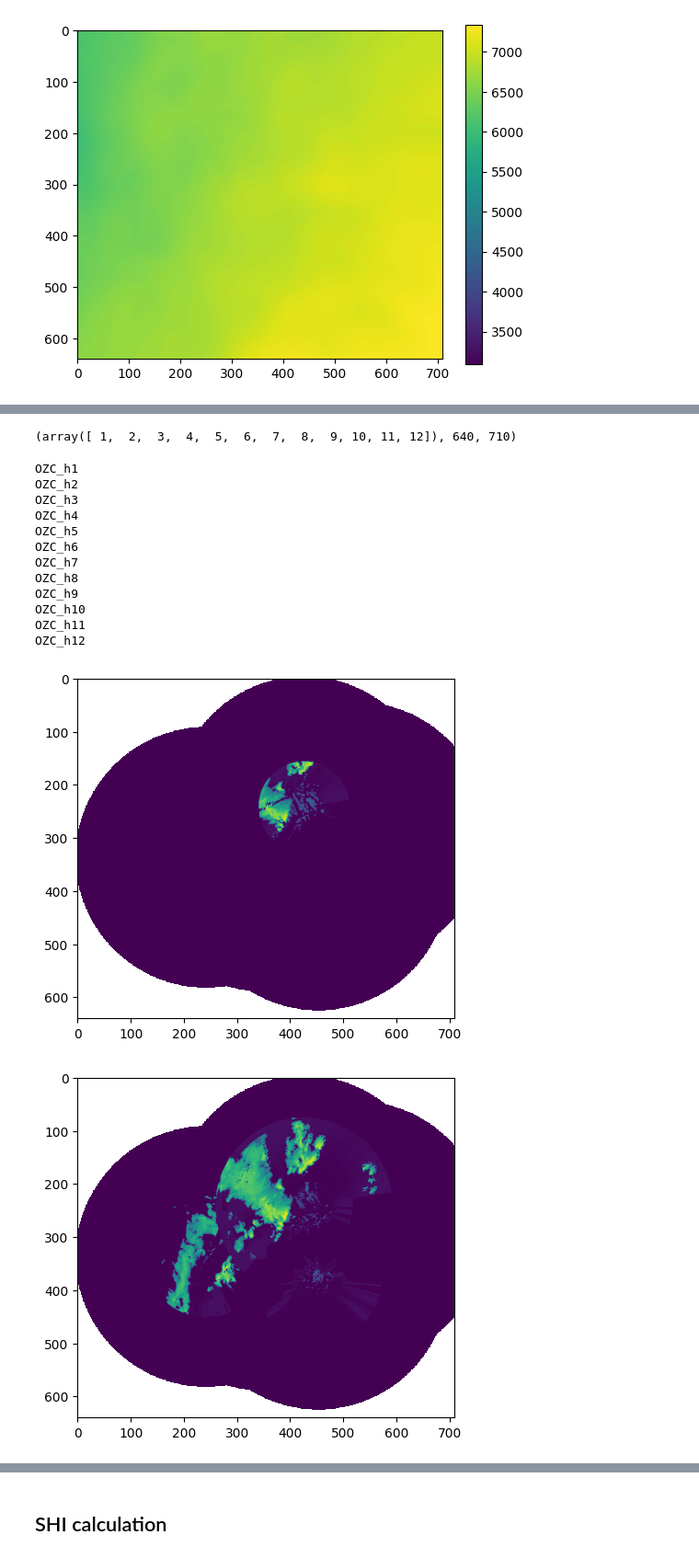
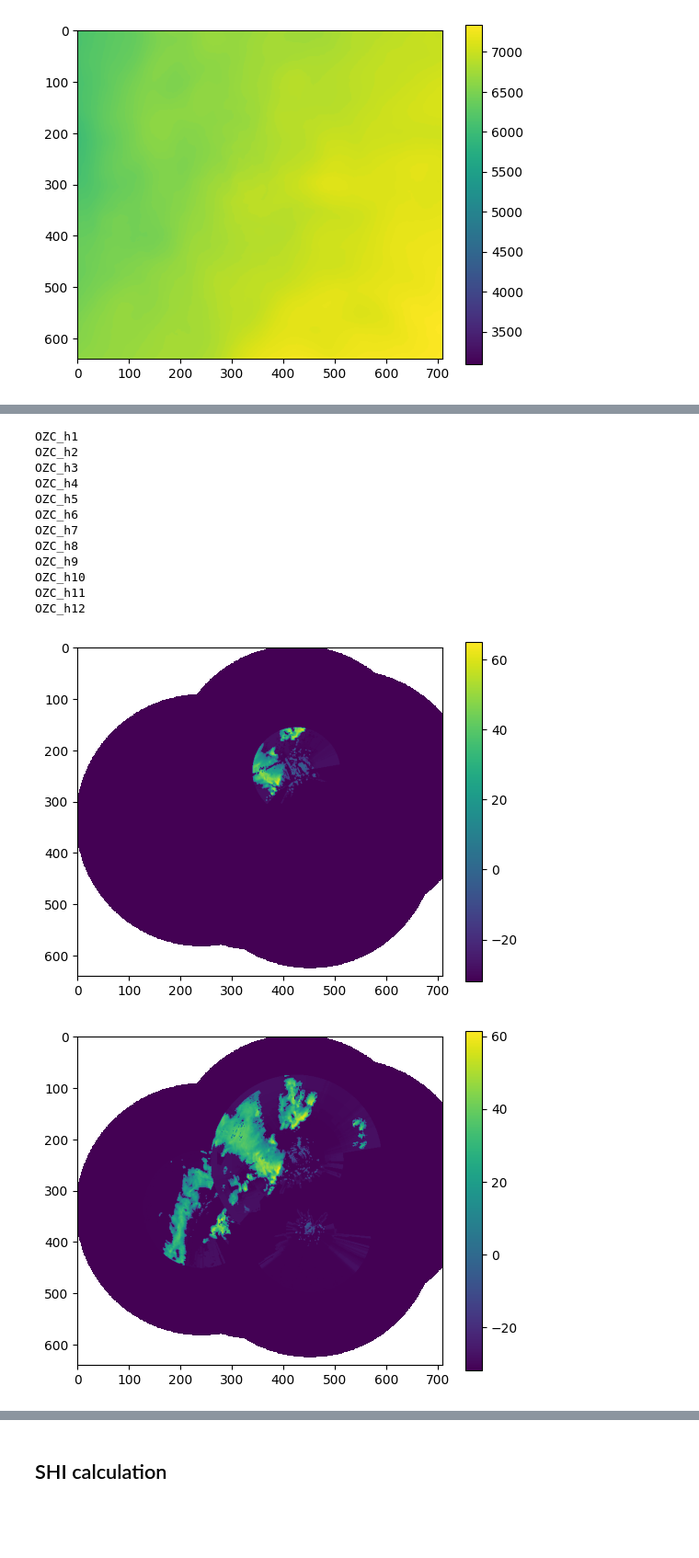
Before and after one commit to timschmi95/scClimCSCS, a Jupyter notebook: calc_SHI_example.ipynb, the cells around one changed output, grey strips where cells are left out. Shown at 92% size. Cells and saved outputs as stored; diff of their text form; code cells hidden in the pictures; blank space fills up the shorter version.

```diff
--- a/calc_SHI_example.ipynb
+++ b/calc_SHI_example.ipynb
@@ -58,29 +34,26 @@ level_0deg.shape
-# %%
-(height_levels,level_0deg.shape[0],level_0deg.shape[1])
-# %% [output]
-(array([ 1,  2,  3,  4,  5,  6,  7,  8,  9, 10, 11, 12]), 640, 710)
 # %%
 #get Reflectivity CAPPI from heights 1km to 12km (above it get's worse in quality and thunderstorms rarely reach these heights)
 height_levels = np.arange(1,12+1)
 dBZ_3d = np.empty(shape=(len(height_levels),level_0deg.shape[0],level_0deg.shape[1]))
 for i,height in enumerate(height_levels):
     print(f"OZC_h{height}")
     grid = prepare_gridded_radar_data_from_zip(product=f"OZC_h{height}", timestamp=timestamp)
     dBZ_3d[i,:,:] = grid
     plt.figure()
     plt.imshow(grid)
+    plt.colorbar()
 # %% [output]
 OZC_h1
 OZC_h2
 OZC_h3
 OZC_h4
 OZC_h5
 OZC_h6
 OZC_h7
 OZC_h8
 OZC_h9
 OZC_h10
 OZC_h11
 OZC_h12
-[figure, old version]
+[figure, new version]
-[figure, old version]
+[figure, new version]
```
Also changed, not shown: parts of 13 cells of this notebook.
